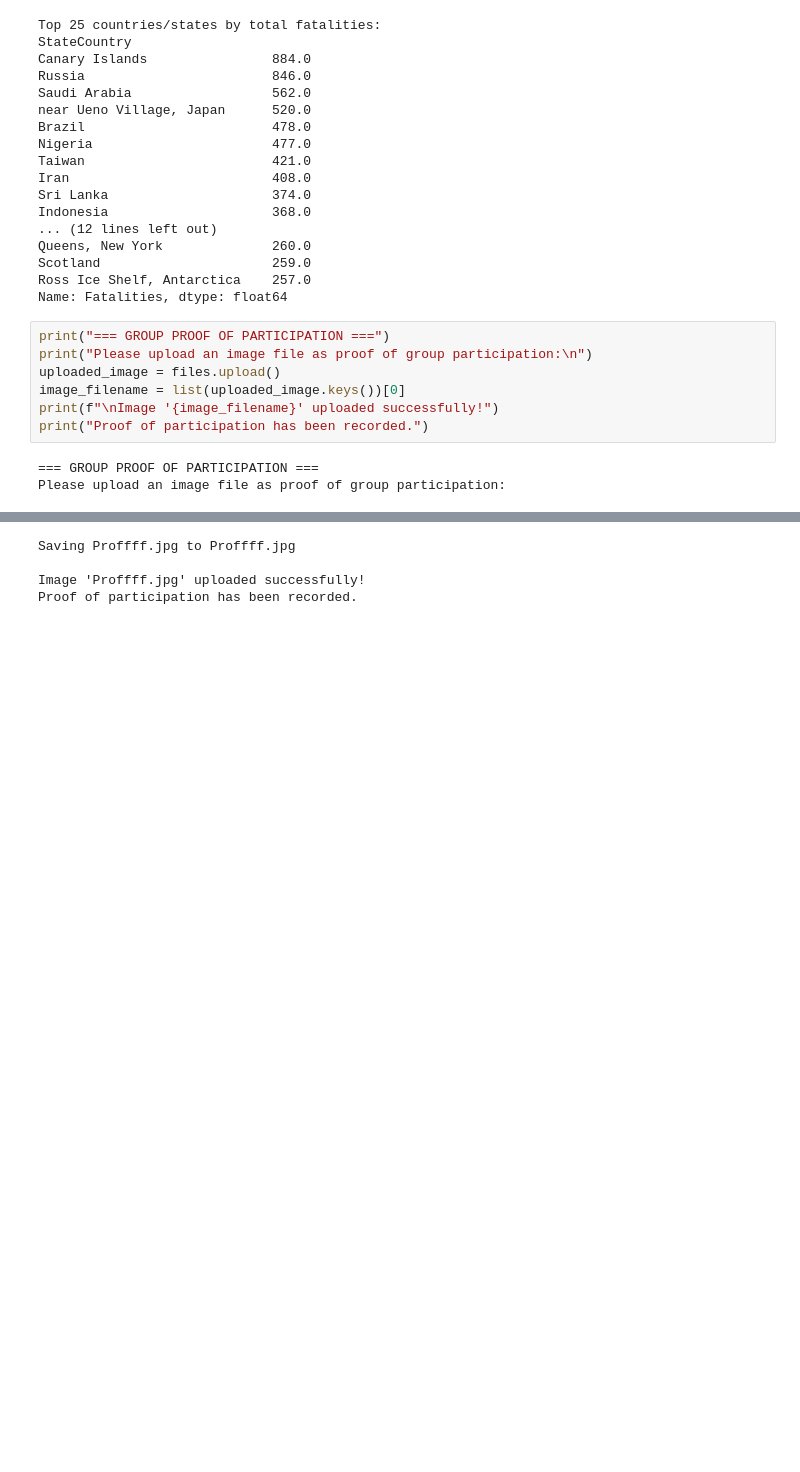
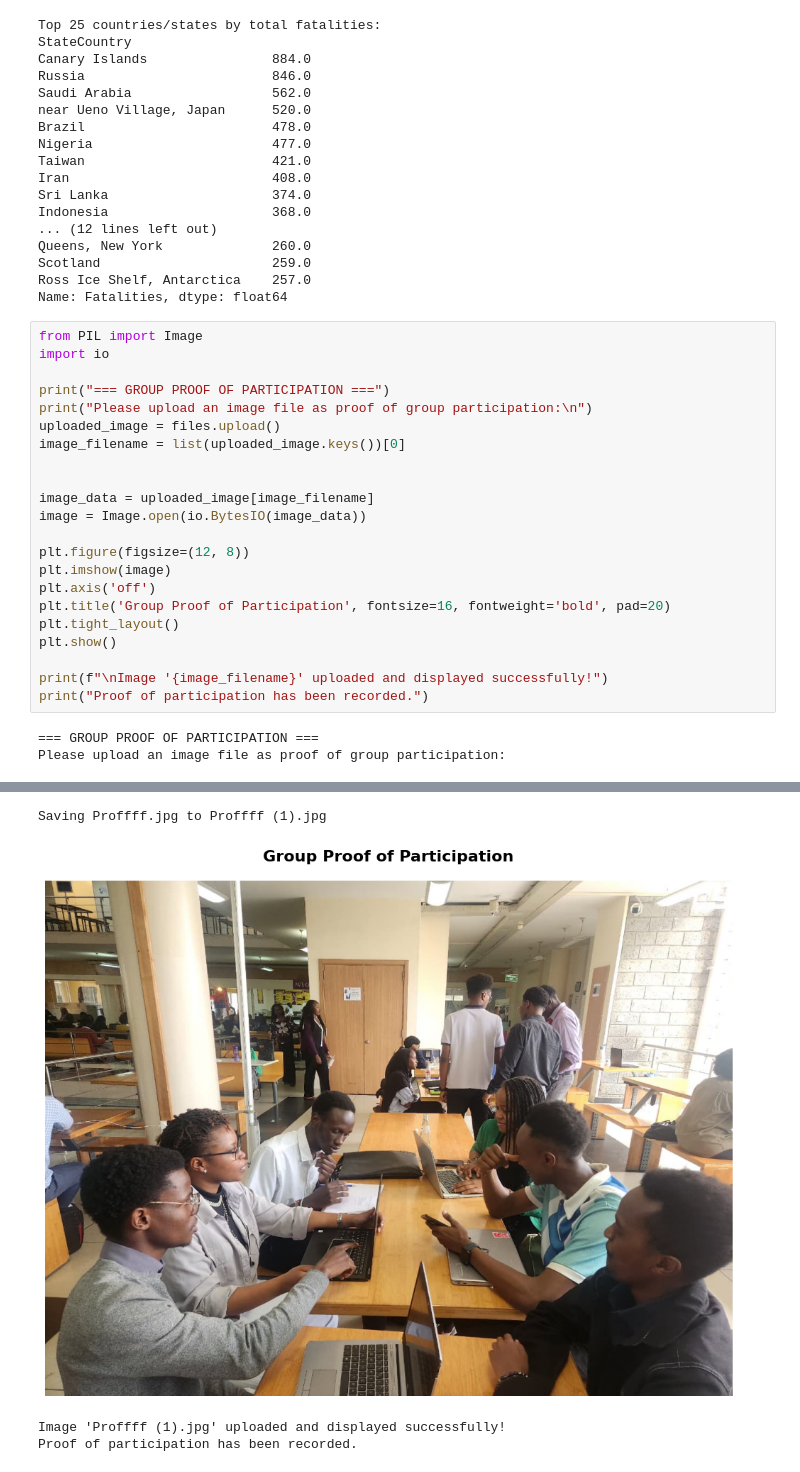
Before and after one commit to YeshKimani/AI-Coursework2025, a Jupyter notebook: Airplane_Crashes_Data_Cleaning.ipynb, the cells around one changed output, grey strips where cells are left out. Cells and saved outputs as stored; diff of their text form; blank space fills up the shorter version.

```diff
--- a/Airplane_Crashes_Data_Cleaning.ipynb
+++ b/Airplane_Crashes_Data_Cleaning.ipynb
@@ -251,17 +251,32 @@ Scotland                      259.0
 Ross Ice Shelf, Antarctica    257.0
 Name: Fatalities, dtype: float64
 # %%
+from PIL import Image
+import io
+
 print("=== GROUP PROOF OF PARTICIPATION ===")
 print("Please upload an image file as proof of group participation:\n")
 uploaded_image = files.upload()
 image_filename = list(uploaded_image.keys())[0]
-print(f"\nImage '{image_filename}' uploaded successfully!")
+
+
+image_data = uploaded_image[image_filename]
+image = Image.open(io.BytesIO(image_data))
+
+plt.figure(figsize=(12, 8))
+plt.imshow(image)
+plt.axis('off')
+plt.title('Group Proof of Participation', fontsize=16, fontweight='bold', pad=20)
+plt.tight_layout()
+plt.show()
+
+print(f"\nImage '{image_filename}' uploaded and displayed successfully!")
 print("Proof of participation has been recorded.")
 # %% [output]
 === GROUP PROOF OF PARTICIPATION ===
 Please upload an image file as proof of group participation:
 [interactive output not drawn]
-Saving Proffff.jpg to Proffff.jpg
-
-Image 'Proffff.jpg' uploaded successfully!
-Proof of participation has been recorded.
+Saving Proffff.jpg to Proffff (1).jpg
+[figure, added]
+Image 'Proffff (1).jpg' uploaded and displayed successfully!
+Proof of participation has been recorded.
```
